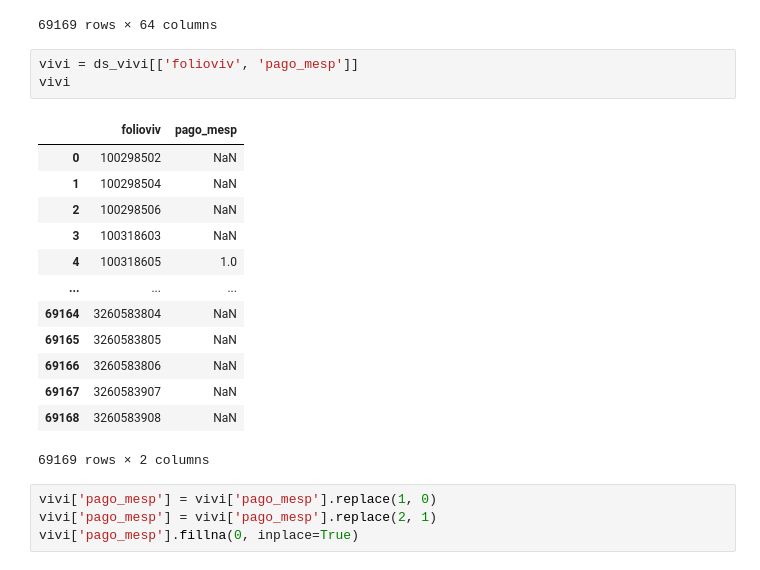
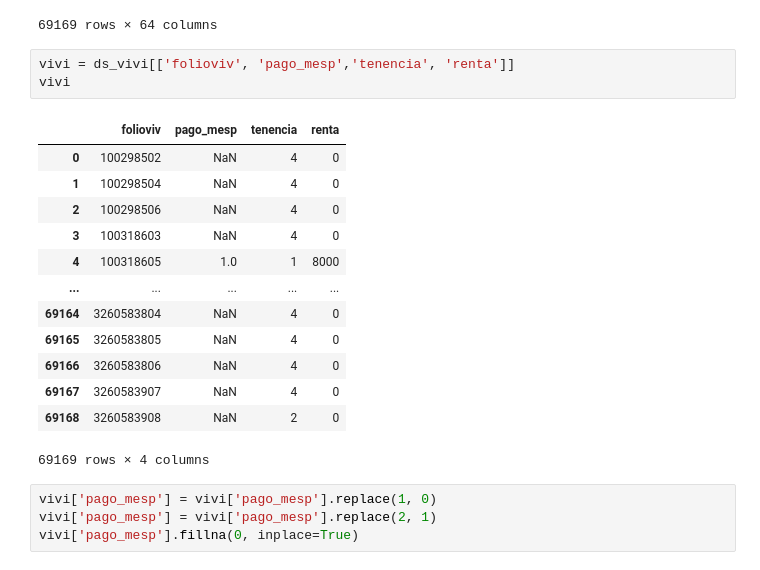
Before and after one commit to Andres707/AnalisisDatos_ENIGH, a Jupyter notebook: Logistica.ipynb, the cells around one changed output. Cells and saved outputs as stored; diff of their text form.

```diff
--- a/Logistica.ipynb
+++ b/Logistica.ipynb
@@ -29,22 +29,22 @@ ds_vivi
 | 69168 | 3260583908 | 1 | 7 | 10 | 2 | 10 | NaN | 1 | 2.0 | ... |
 69169 rows × 64 columns
 # %%
-vivi = ds_vivi[['folioviv', 'pago_mesp']]
+vivi = ds_vivi[['folioviv', 'pago_mesp','tenencia', 'renta']]
 vivi
 # %% [output]
-|  | folioviv | pago_mesp |
-| 0 | 100298502 | NaN |
-| 1 | 100298504 | NaN |
-| 2 | 100298506 | NaN |
-| 3 | 100318603 | NaN |
-| 4 | 100318605 | 1.0 |
-| ... | ... | ... |
-| 69164 | 3260583804 | NaN |
-| 69165 | 3260583805 | NaN |
-| 69166 | 3260583806 | NaN |
-| 69167 | 3260583907 | NaN |
-| 69168 | 3260583908 | NaN |
+|  | folioviv | pago_mesp | tenencia | renta |
+| 0 | 100298502 | NaN | 4 | 0 |
+| 1 | 100298504 | NaN | 4 | 0 |
+| 2 | 100298506 | NaN | 4 | 0 |
+| 3 | 100318603 | NaN | 4 | 0 |
+| 4 | 100318605 | 1.0 | 1 | 8000 |
+| ... | ... | ... | ... | ... |
+| 69164 | 3260583804 | NaN | 4 | 0 |
+| 69165 | 3260583805 | NaN | 4 | 0 |
+| 69166 | 3260583806 | NaN | 4 | 0 |
+| 69167 | 3260583907 | NaN | 4 | 0 |
+| 69168 | 3260583908 | NaN | 2 | 0 |
-69169 rows × 2 columns
+69169 rows × 4 columns
 # %%
 vivi['pago_mesp'] = vivi['pago_mesp'].replace(1, 0)
 vivi['pago_mesp'] = vivi['pago_mesp'].replace(2, 1)
```
Also changed, not shown: parts of 19 cells of this notebook, 3 other files.
